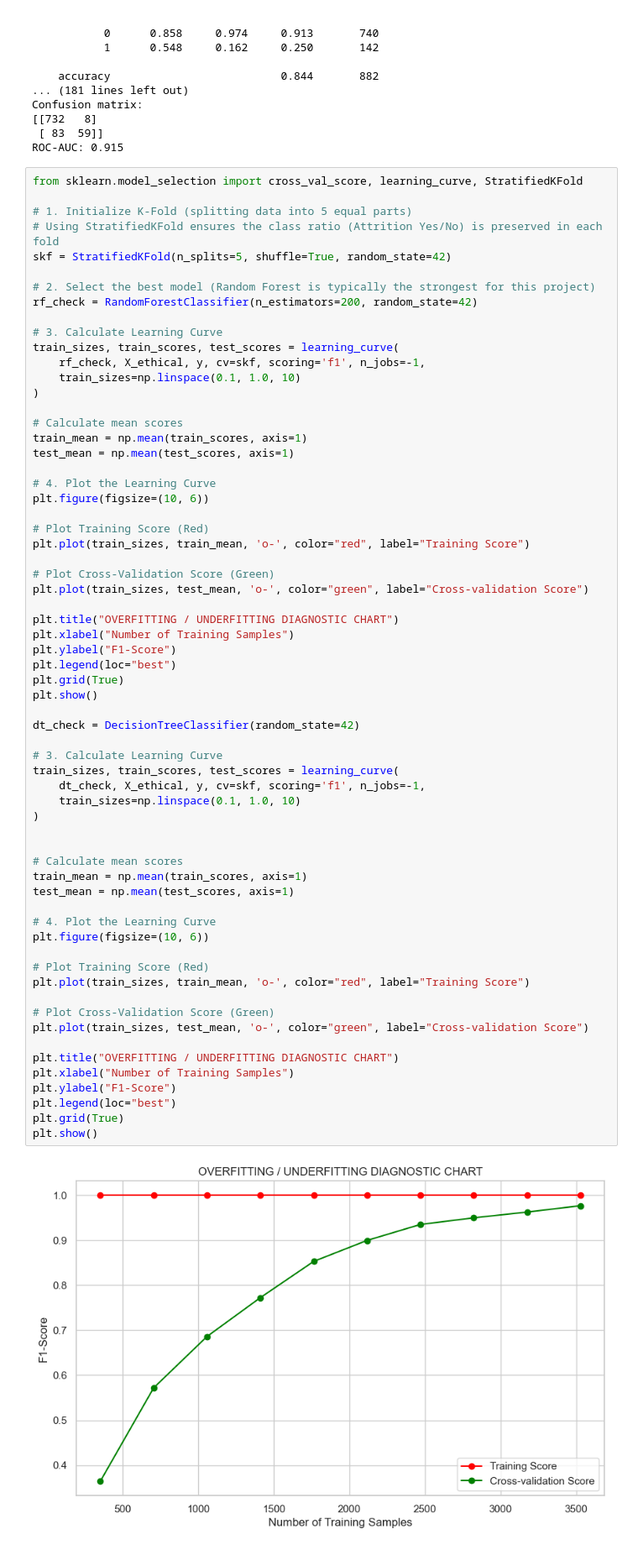
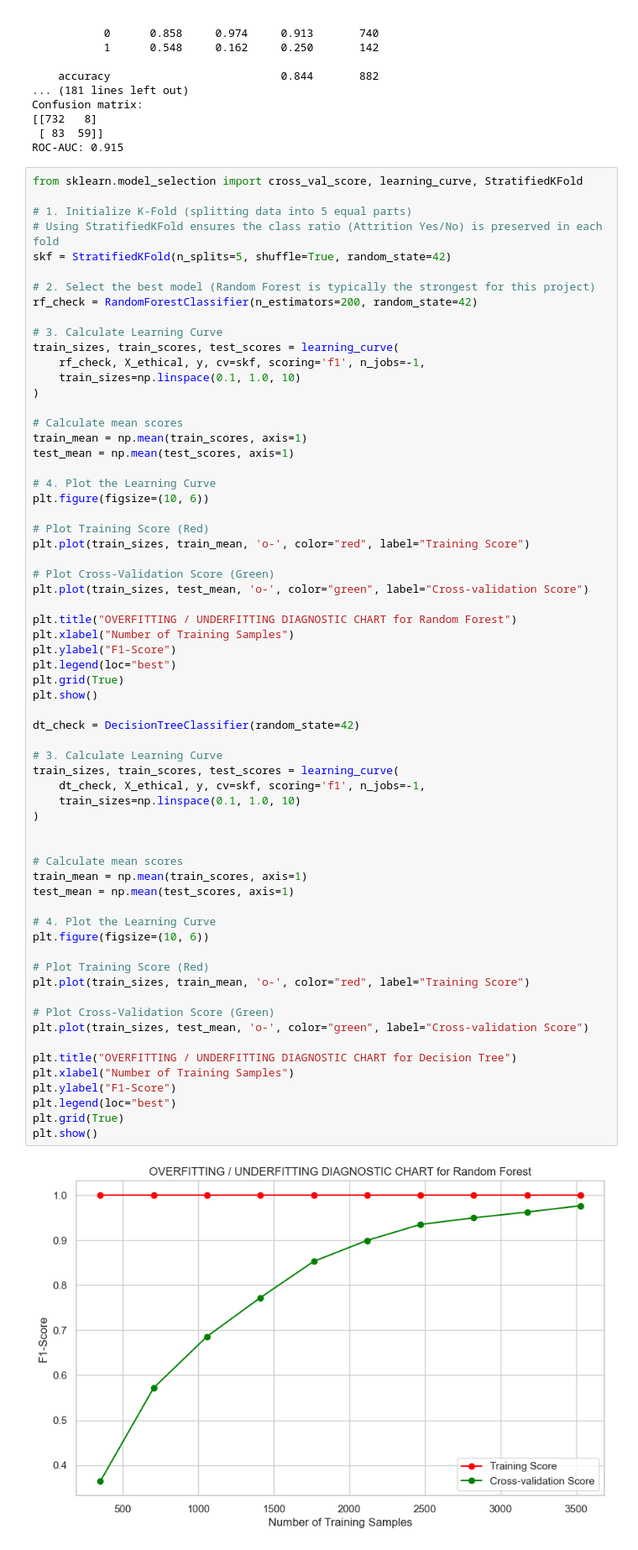
Before and after one commit to Low8/AI-group_5, a Jupyter notebook: project.ipynb, the cells around one changed output. Shown at 84% size. Saved outputs shown, nothing was run; the diff lists cells and outputs as text.

```diff
--- a/project.ipynb
+++ b/project.ipynb
@@ -608,7 +608,7 @@ plt.plot(train_sizes, train_mean, 'o-', color="red", label="Training Score")
 # Plot Cross-Validation Score (Green)
 plt.plot(train_sizes, test_mean, 'o-', color="green", label="Cross-validation Score")
 
-plt.title("OVERFITTING / UNDERFITTING DIAGNOSTIC CHART")
+plt.title("OVERFITTING / UNDERFITTING DIAGNOSTIC CHART for Random Forest")
 plt.xlabel("Number of Training Samples")
 plt.ylabel("F1-Score")
 plt.legend(loc="best")
@@ -616,32 +616,32 @@ plt.grid(True)
 plt.show()
 
 dt_check = DecisionTreeClassifier(random_state=42)
 
 # 3. Calculate Learning Curve
 train_sizes, train_scores, test_scores = learning_curve(
     dt_check, X_ethical, y, cv=skf, scoring='f1', n_jobs=-1,
     train_sizes=np.linspace(0.1, 1.0, 10)
 )
 
 
 # Calculate mean scores
 train_mean = np.mean(train_scores, axis=1)
 test_mean = np.mean(test_scores, axis=1)
 
 # 4. Plot the Learning Curve
 plt.figure(figsize=(10, 6))
 
 # Plot Training Score (Red)
 plt.plot(train_sizes, train_mean, 'o-', color="red", label="Training Score")
 
 # Plot Cross-Validation Score (Green)
 plt.plot(train_sizes, test_mean, 'o-', color="green", label="Cross-validation Score")
 
-plt.title("OVERFITTING / UNDERFITTING DIAGNOSTIC CHART")
+plt.title("OVERFITTING / UNDERFITTING DIAGNOSTIC CHART for Decision Tree")
 plt.xlabel("Number of Training Samples")
 plt.ylabel("F1-Score")
 plt.legend(loc="best")
 plt.grid(True)
 plt.show()
 # %% [output]
-[figure, old version]
+[figure, new version]
```
Also changed, not shown: parts of 1 cell of this notebook.
